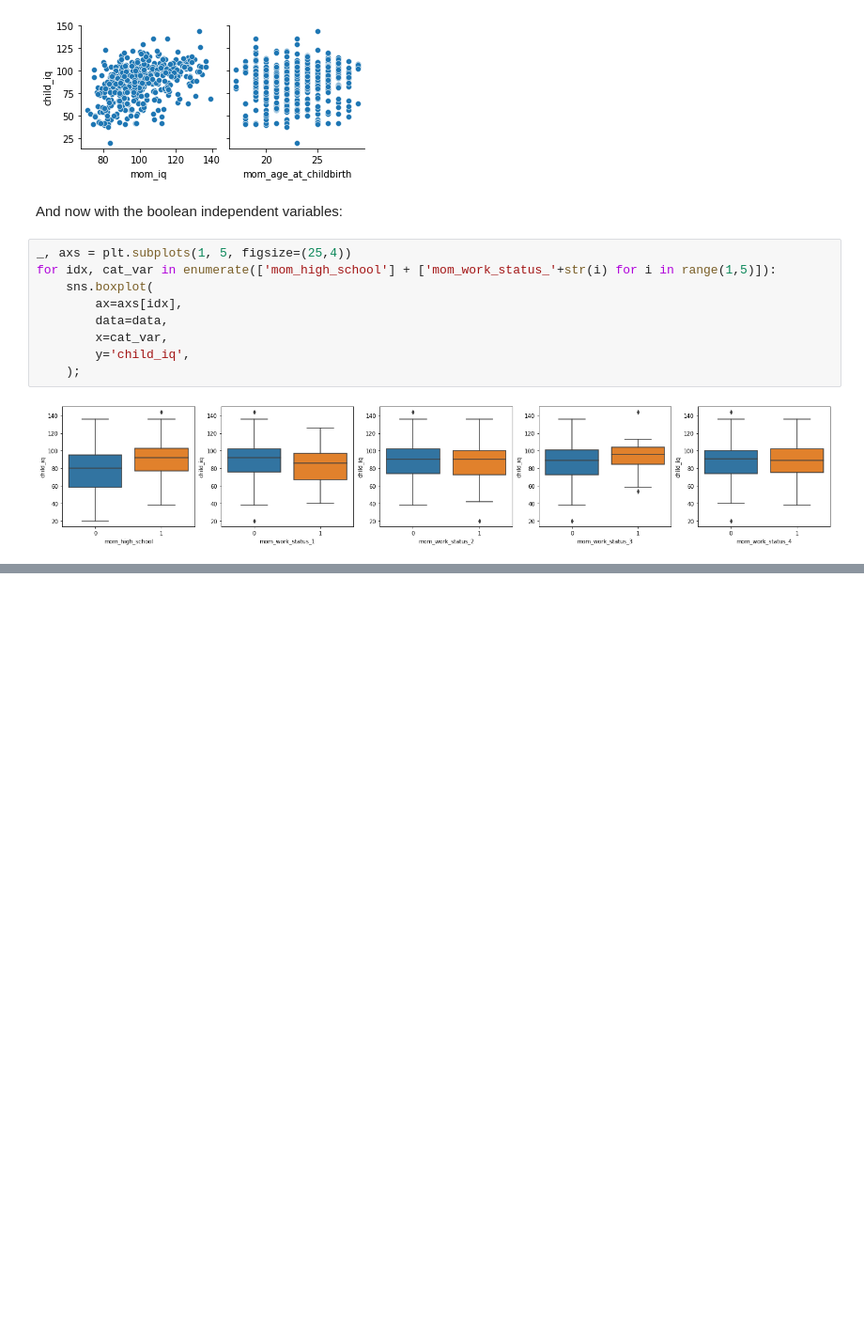
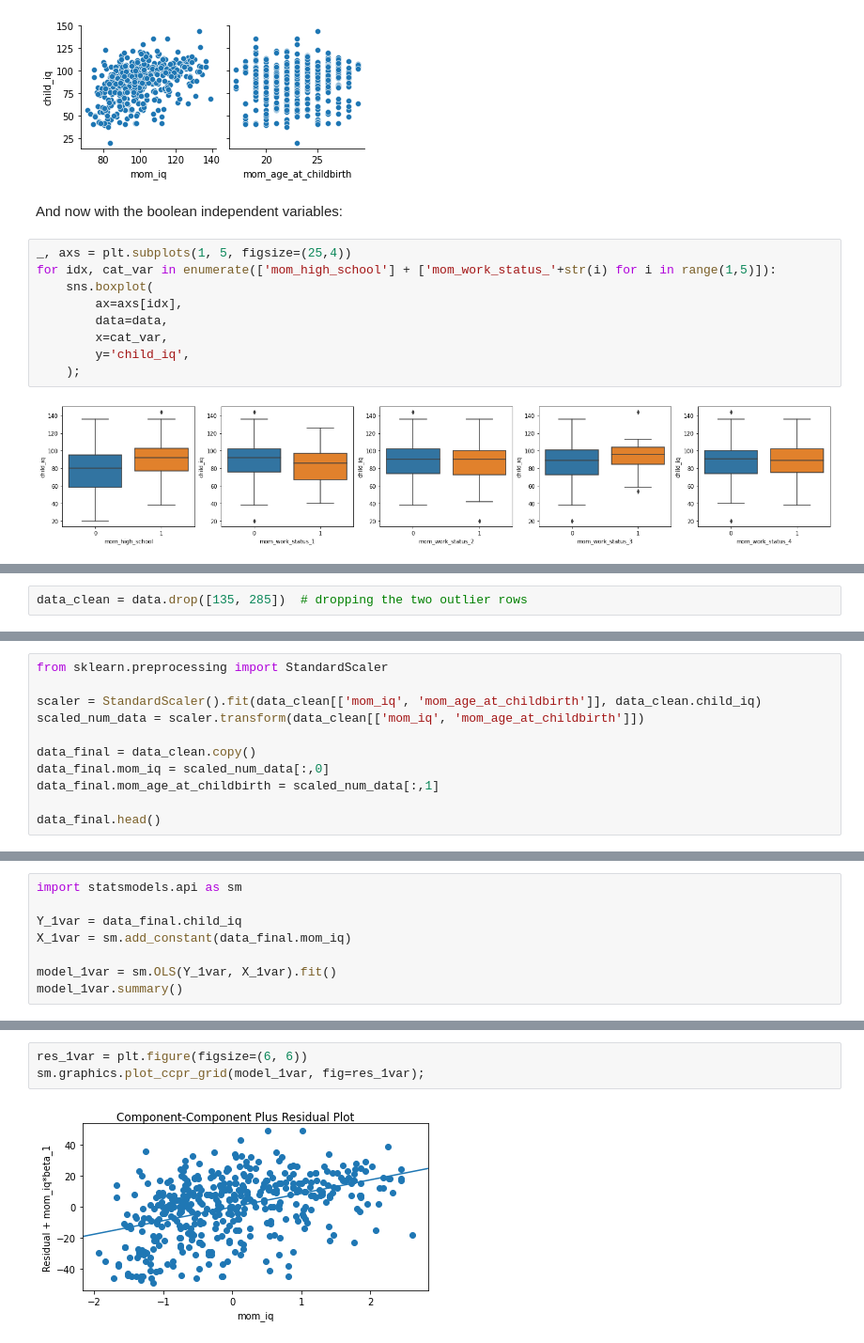
Before and after one commit to fitzgerald-kyle/jpm-technical-assignment, a Jupyter notebook: jpm_tech_assessment.ipynb, the cells around one changed output, grey strips where cells are left out. Shown at 94% size. Cells and saved outputs as stored; diff of their text form; blank space fills up the shorter version.

```diff
--- a/jpm_tech_assessment.ipynb
+++ b/jpm_tech_assessment.ipynb
@@ -124,0 +131,2 @@ A child_iq of either 20 or 140+ seems to be outlying in several boolean-numerica
+# %%
+data_clean = data.drop([135, 285])  # dropping the two outlier rows
@@ -124,0 +135,11 @@ A child_iq of either 20 or 140+ seems to be outlying in several boolean-numerica
+# %%
+from sklearn.preprocessing import StandardScaler
+
+scaler = StandardScaler().fit(data_clean[['mom_iq', 'mom_age_at_childbirth']], data_clean.child_iq)
+scaled_num_data = scaler.transform(data_clean[['mom_iq', 'mom_age_at_childbirth']])
+
+data_final = data_clean.copy()
+data_final.mom_iq = scaled_num_data[:,0]
+data_final.mom_age_at_childbirth = scaled_num_data[:,1]
+
+data_final.head()
@@ -130,0 +177,8 @@ sns.heatmap(corr, cmap='viridis', vmax=1.0, vmin=-1.0, annot=True);
+# %%
+import statsmodels.api as sm
+
+Y_1var = data_final.child_iq
+X_1var = sm.add_constant(data_final.mom_iq)
+
+model_1var = sm.OLS(Y_1var, X_1var).fit()
+model_1var.summary()
@@ -130,0 +211,5 @@ sns.heatmap(corr, cmap='viridis', vmax=1.0, vmin=-1.0, annot=True);
+# %%
+res_1var = plt.figure(figsize=(6, 6))
+sm.graphics.plot_ccpr_grid(model_1var, fig=res_1var);
+# %% [output]
+[figure, added]
```
Also changed, not shown: parts of 26 cells of this notebook.
